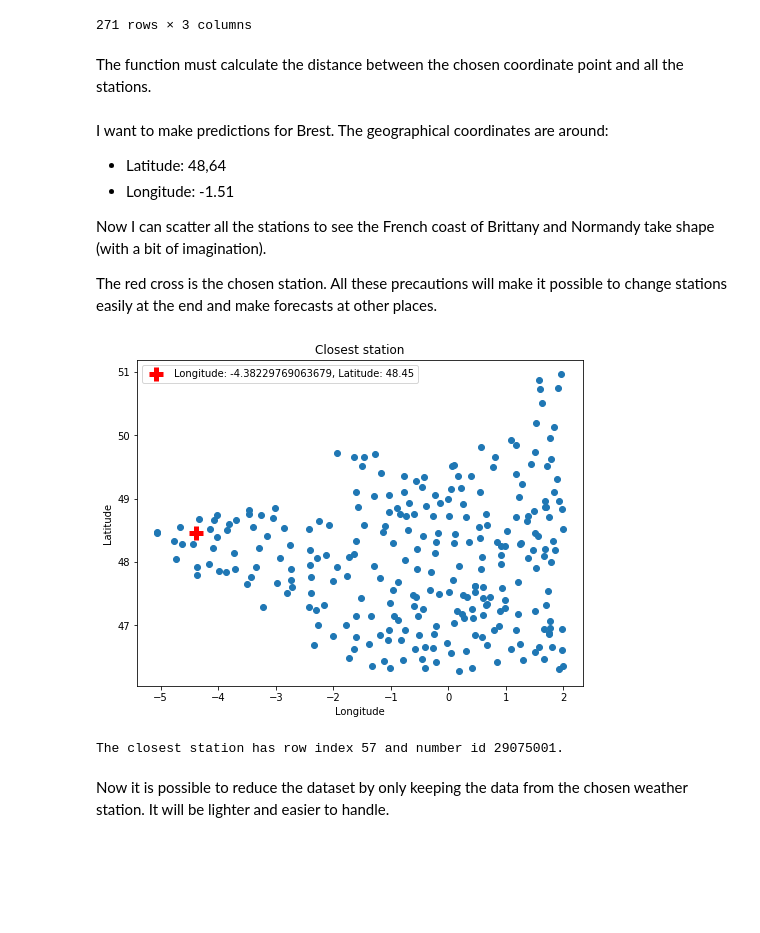
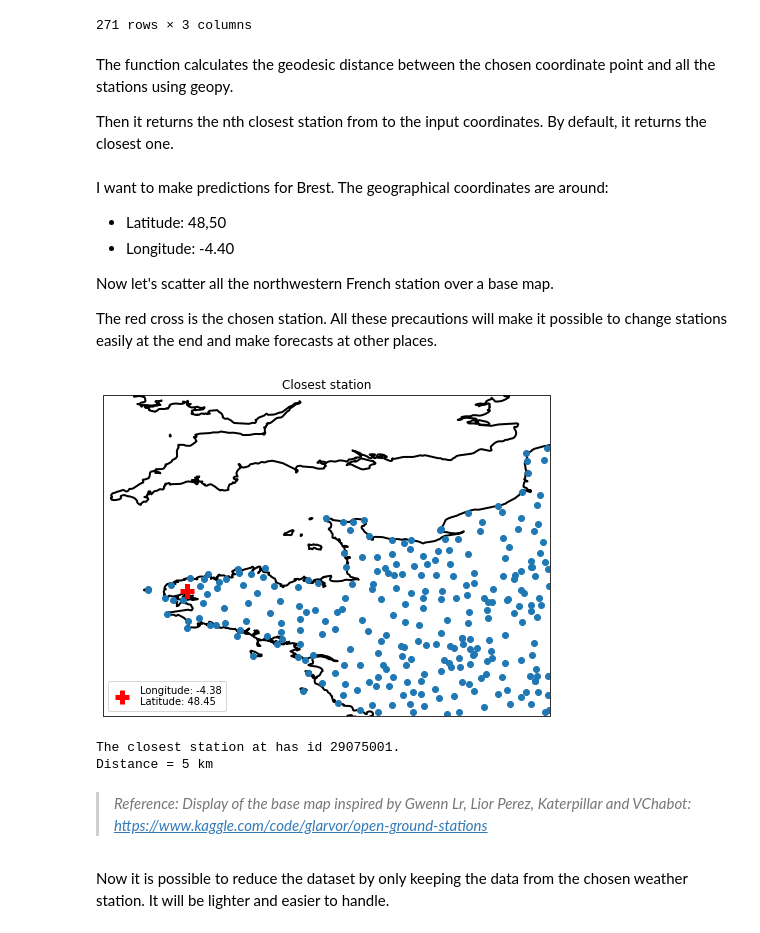
Before and after one commit to Paul-Bacher/Weather-Forecast, a Jupyter notebook: temperature-forecast-meteo-france.ipynb, the cells around one changed output. Drawn from its saved outputs; the diff is of its cells as text; code cells hidden in the pictures; blank space fills up the shorter version.

```diff
--- a/temperature-forecast-meteo-france.ipynb
+++ b/temperature-forecast-meteo-france.ipynb
@@ -109,4 +123,6 @@ stations
 | 270 | 95690001 | 49.108000 | 1.831000 |
 271 rows × 3 columns
 # %% [markdown]
-The function must calculate the distance between the chosen coordinate point and all the stations.
+The function calculates the geodesic distance between the chosen coordinate point and all the stations using geopy.
+
+Then it returns the nth closest station from to the input coordinates. By default, it returns the closest one.
@@ -125,34 +129,65 @@ def get_closest_station(df, latitude, longitude):
+# %%
+# Returns the nth closest station (from rank) next to the chosen coordinates
+def get_closest_station(latitude, longitude, rank=1):
+
+    # Calculate distance from each station (km)
+    distances = []
+    for i in range(len(stations)):
+        coord1 = (LATITUDE, LONGITUDE)
+        coord2 = (stations.loc[i, 'lat'], stations.loc[i, 'lon'])
+        distances.append(geopy.distance.geodesic(coord1, coord2).km)
+    station_distances = pd.concat([stations, pd.Series(distances, name='distance')], axis=1).sort_values(by='distance')
+
+    station_id = int(station_distances.iloc[rank - 1]['number_sta'])
+    station_lat = float(station_distances.iloc[rank - 1]['lat'])
+    station_lon = float(station_distances.iloc[rank - 1]['lon'])
+    station_dist = int(station_distances.iloc[rank - 1]['distance'])
+
+    return station_id, station_lat, station_lon, station_dist
 # %% [markdown]
 I want to make predictions for Brest. The geographical coordinates are around:
-- Latitude: 48,64
-- Longitude: -1.51
+- Latitude: 48,50
+- Longitude: -4.40
 
-Now I can scatter all the stations to see the French coast of Brittany and Normandy take shape (with a bit of imagination).
+Now let's scatter all the northwestern French station over a base map.
 
 The red cross is the chosen station. All these precautions will make it possible to change stations easily at the end and make forecasts at other places.
 # %%
 # Approximate coordinates of Brest (French City)
-LATITUDE = 48.39
-LONGITUDE = -4.48
+LATITUDE = 48.50
+LONGITUDE = -4.40
 
-station_id, station_row = get_closest_station(stations, LATITUDE, LONGITUDE)
+# Get the closest station
+station_id, station_lat, station_lon, station_dist = get_closest_station(LATITUDE, LONGITUDE)
 
+# Display
 plt.figure(figsize=(8, 6))
+
+# Base map display
+extent = [-5.85, 2.00, 46.25, 51.90] # low-left lon, up-right lon,  low-left lat, up-right lat
+ax = plt.axes(projection=ccrs.PlateCarree())
+ax.coastlines(resolution='10m', linewidth=2)
+ax.set_extent(extent)
+
+# Data points display
 plt.scatter(stations['lon'], stations['lat'])
-longitude = stations.iloc[station_row]['lon']
-latitude = stations.iloc[station_row]['lat']
-plt.scatter(longitude, latitude, c='r', marker='+', s=200, linewidth=5,
-            label="Longitude: {}, Latitude: {}".format(longitude, latitude))
+plt.scatter(station_lon, station_lat, c='r', marker='+', s=200, linewidth=5,
+            label="Longitude: {:.2f}\nLatitude: {:.2f}".format(station_lon, station_lat))
+
 plt.title("Closest station")
 plt.xlabel("Longitude")
 plt.ylabel("Latitude")
-plt.legend()
+plt.legend(loc='lower left')
+
 plt.show()
 
-print("The closest station has row index {} and number id {}.".format(station_row, station_id))
+print("The closest station at has id {}.\nDistance = {} km".format(station_id, station_dist))
 # %% [output]
-[figure, old version]
+[figure, new version]
-The closest station has row index 57 and number id 29075001.
+The closest station at has id 29075001.
+Distance = 5 km
+# %% [markdown]
+> *Reference: Display of the base map inspired by Gwenn Lr, Lior Perez, Katerpillar and VChabot: https://www.kaggle.com/code/glarvor/open-ground-stations*
 # %% [markdown]
 Now it is possible to reduce the dataset by only keeping the data from the chosen weather station. It will be lighter and easier to handle.
 # %%
```
Also changed, not shown: parts of 34 cells of this notebook.
